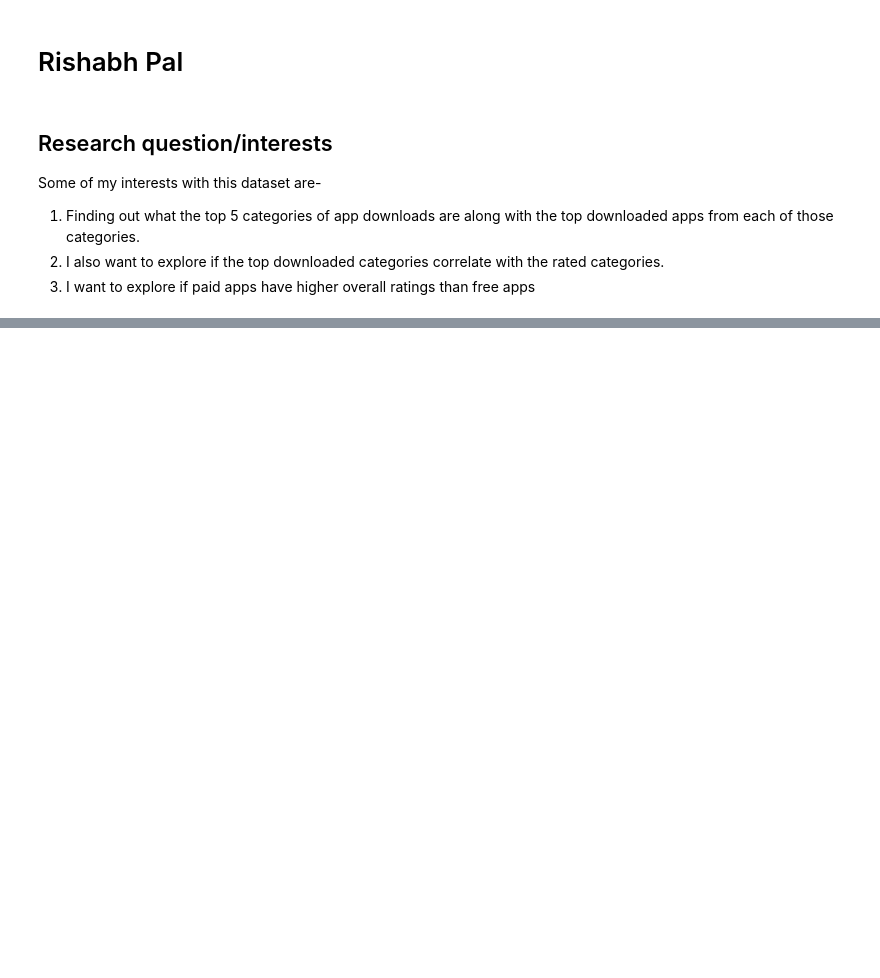
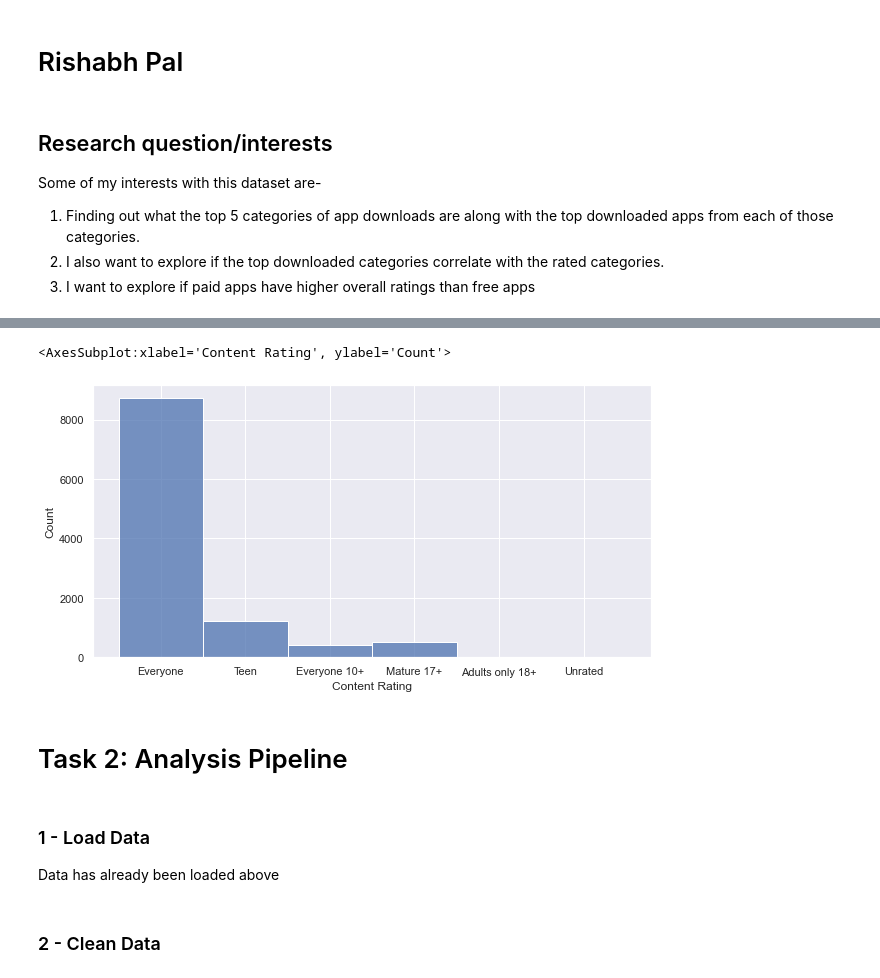
Before and after one commit to ubco-W2022T1-cosc301/project-group36, a Jupyter notebook: notebooks/analysis2.ipynb, the cells around one changed output, grey strips where cells are left out. Saved outputs shown, nothing was run; the diff lists cells and outputs as text; code cells hidden in the pictures; blank space fills up the shorter version.

Commit message:
Analysis 2 file update - WIP

```diff
--- a/notebooks/analysis2.ipynb
+++ b/notebooks/analysis2.ipynb
@@ -21,0 +159,13 @@ df.head()
+# %%
+sns.set(rc={"figure.figsize":(10, 5)}) #width=6, height=5
+sns.histplot(data = df,x = 'Content Rating')
+# %% [output]
+<AxesSubplot:xlabel='Content Rating', ylabel='Count'>
+[figure, added]
+# %% [markdown]
+# Task 2: Analysis Pipeline
+# %% [markdown]
+### 1 - Load Data
+Data has already been loaded above
+# %% [markdown]
+### 2 - Clean Data
```
Also changed, not shown: parts of 24 cells of this notebook, 1 other file.
